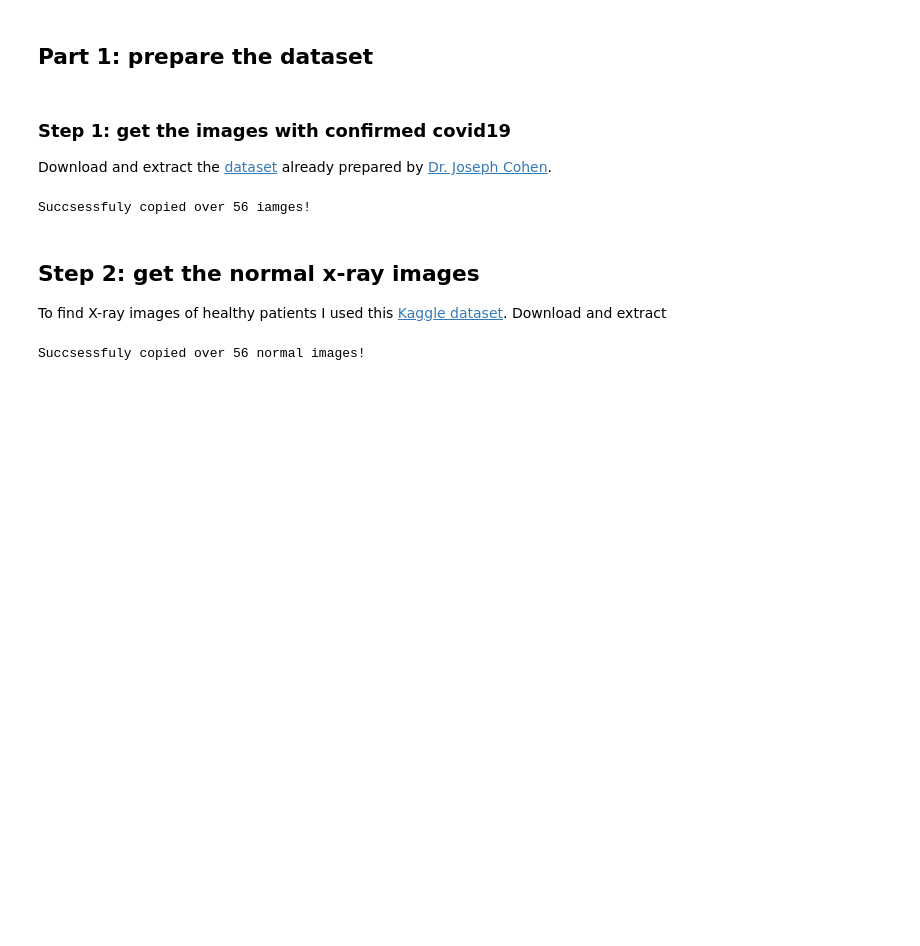
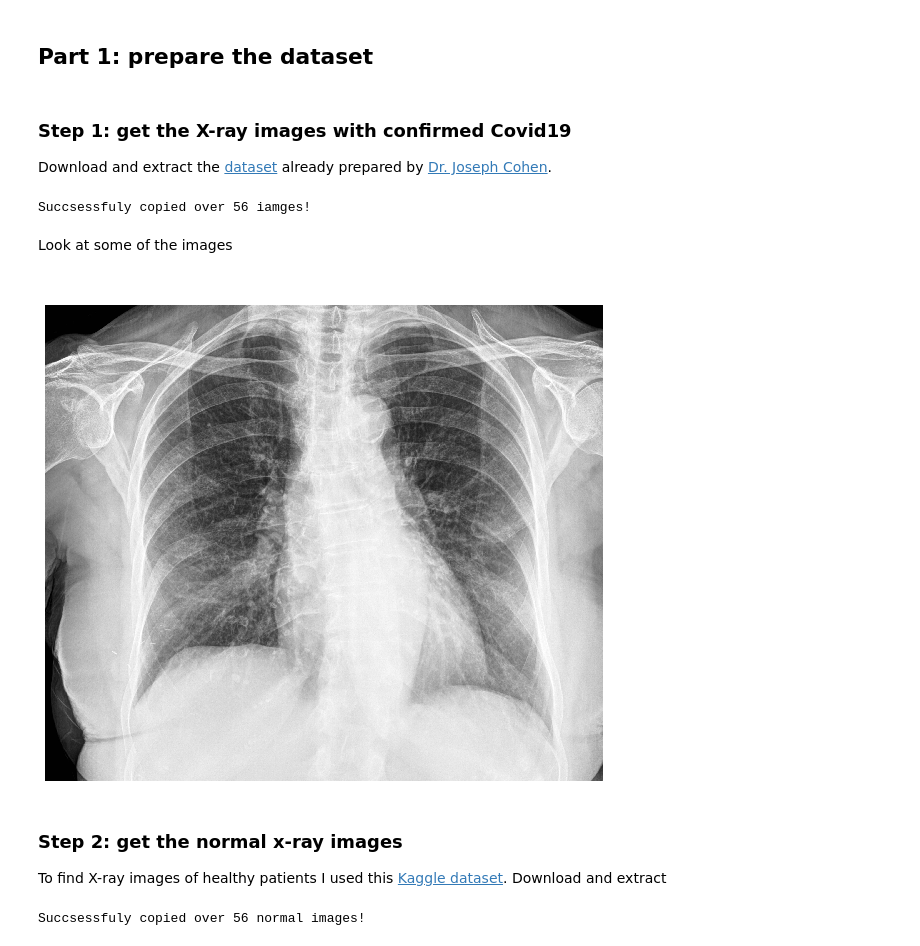
Before and after one commit to henriklg/covid19-prediction, a Jupyter notebook: create-dataset.ipynb, the cells around one changed output. Saved outputs shown, nothing was run; the diff lists cells and outputs as text; code cells hidden in the pictures; blank space fills up the shorter version.

```diff
--- a/create-dataset.ipynb
+++ b/create-dataset.ipynb
@@ -3,7 +3,7 @@
 # %% [markdown]
 ## Part 1: prepare the dataset
 # %% [markdown]
-### Step 1: get the images with confirmed covid19
+### Step 1: get the X-ray images with confirmed Covid19
 Download and extract the [dataset](https://github.com/ieee8023/covid-chestxray-dataset) already prepared by [Dr. Joseph Cohen](https://josephpcohen.com/w/).
 # %%
 import pandas as pd
@@ -51,8 +53,22 @@ for (i, row) in df.iterrows():
 print ("Succsessfuly copied over {} covid images!".format(covid_count))
 # %% [output]
 Succsessfuly copied over 56 iamges!
+# %% [markdown]
+Look at some of the images
+# %%
+import matplotlib.pyplot as plt
+
+image = plt.imread('dataset/covid/covid-19-pneumonia-14-PA.png')
+
+plt.figure(frameon=False, facecolor='white', figsize = (10,10))
+plt.axis("off")
+plt.title('Example of Covid19', fontdict={'color':'white','size':20})
+plt.imshow(image);
+plt.show()
+# %% [output]
+[figure, added]
 # %% [markdown]
-## Step 2: get the normal x-ray images
+### Step 2: get the normal x-ray images
 To find X-ray images of healthy patients I used this [Kaggle dataset](https://www.kaggle.com/paultimothymooney/chest-xray-pneumonia). Download and extract
 # %%
 from imutils import paths
```
Also changed, not shown: parts of 7 cells of this notebook, 1 other file.
